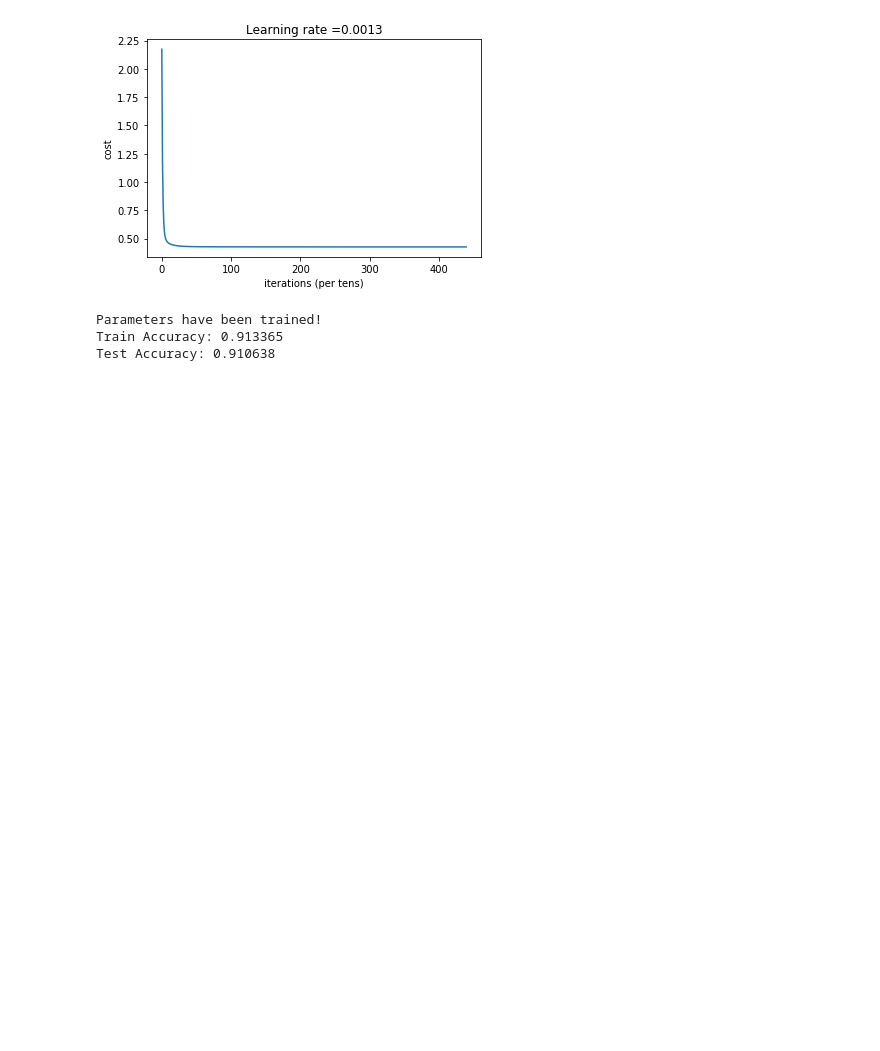
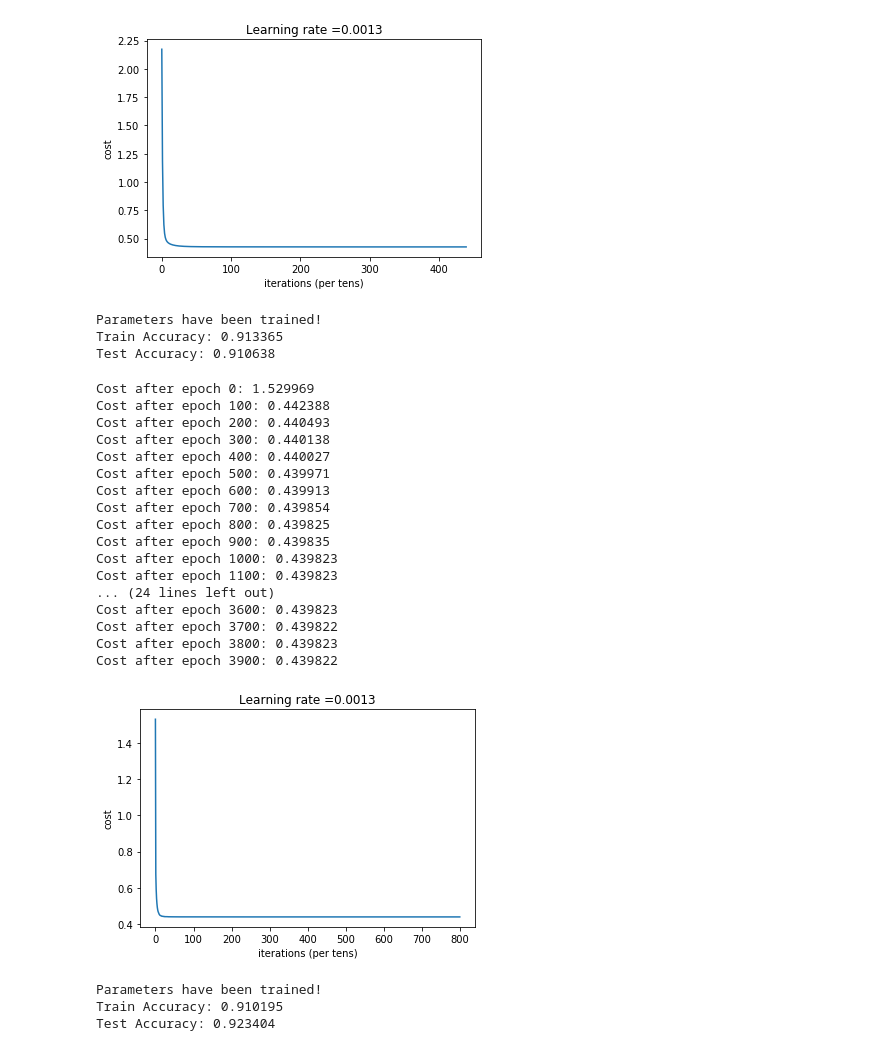
Before and after one commit to AIthenaCapital/AIthena, a Jupyter notebook: Demo1.3.ipynb, the cells around one changed output. Drawn from its saved outputs; the diff is of its cells as text; code cells hidden in the pictures; blank space fills up the shorter version.

```diff
--- a/Demo1.3.ipynb
+++ b/Demo1.3.ipynb
@@ -691,3 +699,28 @@ Cost after epoch 2100: 0.426054
 Parameters have been trained!
 Train Accuracy: 0.913365
 Test Accuracy: 0.910638
+# %%
+# Testing 1 more layer and epoch 4000
+parameters = model(trainX, trainY, testX,testY, num_epochs = 4000, beta = 0.01, beta1 = 0.9, beta2 = 0.999,  epsilon = 1e-8)
+# %% [output]
+Cost after epoch 0: 1.529969
+Cost after epoch 100: 0.442388
+Cost after epoch 200: 0.440493
+Cost after epoch 300: 0.440138
+Cost after epoch 400: 0.440027
+Cost after epoch 500: 0.439971
+Cost after epoch 600: 0.439913
+Cost after epoch 700: 0.439854
+Cost after epoch 800: 0.439825
+Cost after epoch 900: 0.439835
+Cost after epoch 1000: 0.439823
+Cost after epoch 1100: 0.439823
+... (24 lines left out)
+Cost after epoch 3600: 0.439823
+Cost after epoch 3700: 0.439822
+Cost after epoch 3800: 0.439823
+Cost after epoch 3900: 0.439822
+[figure, added]
+Parameters have been trained!
+Train Accuracy: 0.910195
+Test Accuracy: 0.923404
```
Also changed, not shown: parts of 18 cells of this notebook.
